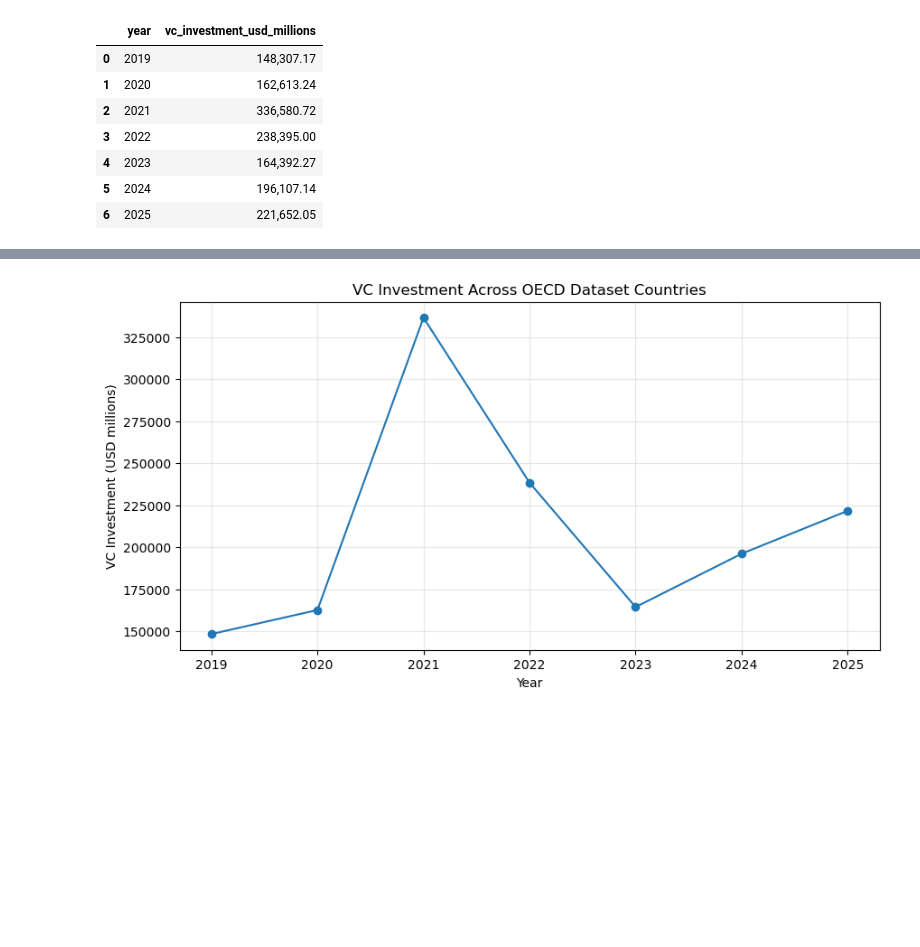
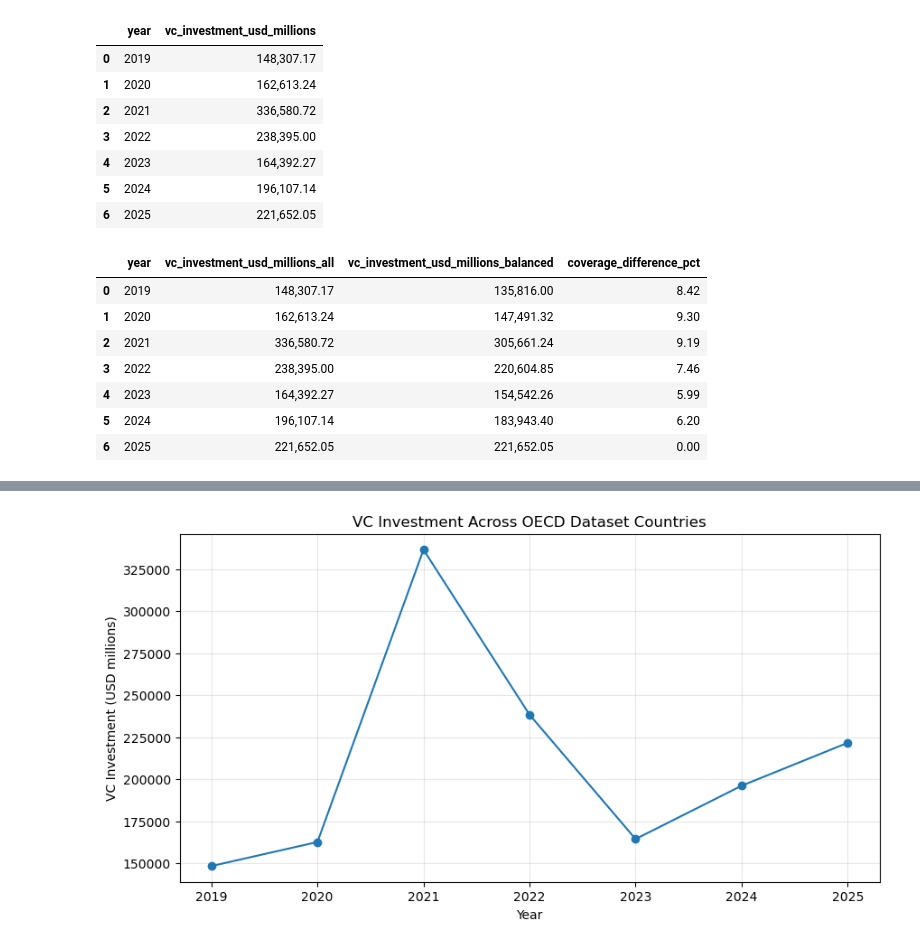
Before and after one commit to eldarhasanly/vc-market-intelligence, a Jupyter notebook: notebooks/01_oecd_vc_eda.ipynb, the cells around one changed output, grey strips where cells are left out. Drawn from its saved outputs; the diff is of its cells as text; code cells hidden in the pictures; blank space fills up the shorter version.

```diff
--- a/notebooks/01_oecd_vc_eda.ipynb
+++ b/notebooks/01_oecd_vc_eda.ipynb
@@ -48,0 +81,9 @@ Years: 2019–2025
+# %%
+country_year_counts = (
+    total_vc
+    .groupby(["country_code", "country"])["year"]
+    .nunique()
+    .sort_values(ascending=False)
+)
+
+country_year_counts
@@ -48,0 +128,13 @@ Years: 2019–2025
+# %%
+balanced_total_vc = total_vc[
+    total_vc["country_code"].isin(balanced_countries)
+].copy()
+
+balanced_annual_vc = (
+    balanced_total_vc
+    .groupby("year", as_index=False)
+    ["vc_investment_usd_millions"]
+    .sum()
+)
+
+balanced_annual_vc
@@ -64,3 +165,29 @@ annual_vc
 | 4 | 2023 | 164,392.27 |
 | 5 | 2024 | 196,107.14 |
 | 6 | 2025 | 221,652.05 |
+# %%
+annual_comparison = annual_vc.merge(
+    balanced_annual_vc,
+    on="year",
+    suffixes=("_all", "_balanced")
+)
+
+annual_comparison["coverage_difference_pct"] = (
+    (
+        annual_comparison["vc_investment_usd_millions_all"]
+        - annual_comparison["vc_investment_usd_millions_balanced"]
+    )
+    / annual_comparison["vc_investment_usd_millions_all"]
+    * 100
+)
+
+annual_comparison
+# %% [output]
+|  | year | vc_investment_usd_millions_all | vc_investment_usd_millions_balanced | coverage_difference_pct |
+| 0 | 2019 | 148,307.17 | 135,816.00 | 8.42 |
+| 1 | 2020 | 162,613.24 | 147,491.32 | 9.30 |
+| 2 | 2021 | 336,580.72 | 305,661.24 | 9.19 |
+| 3 | 2022 | 238,395.00 | 220,604.85 | 7.46 |
+| 4 | 2023 | 164,392.27 | 154,542.26 | 5.99 |
+| 5 | 2024 | 196,107.14 | 183,943.40 | 6.20 |
+| 6 | 2025 | 221,652.05 | 221,652.05 | 0.00 |
```
Also changed, not shown: parts of 25 cells of this notebook.
